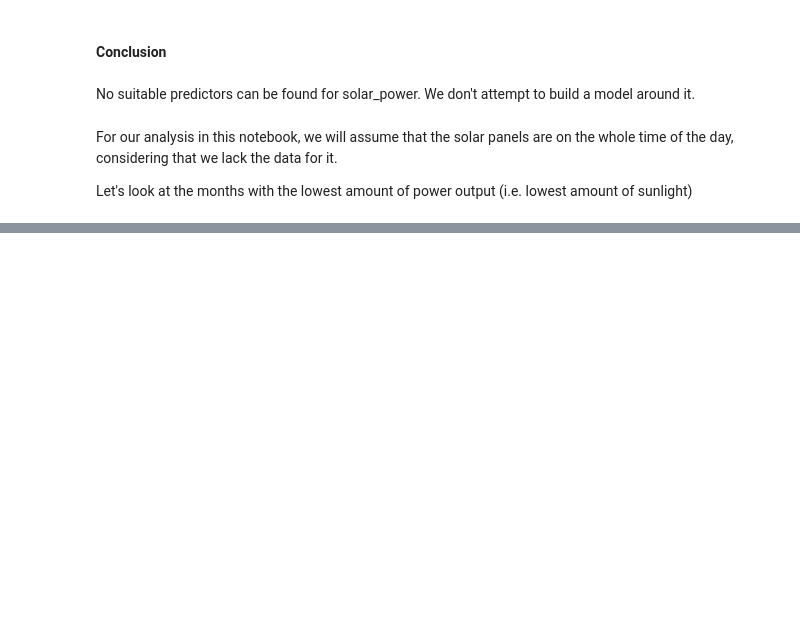
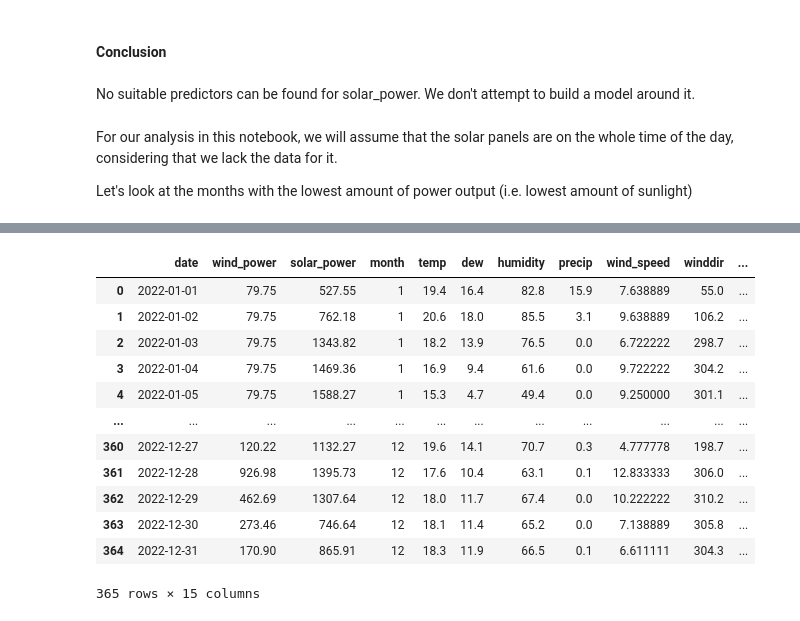
Before and after one commit to isados/bh_renewable_energy, a Jupyter notebook: analysis.ipynb, the cells around one changed output, grey strips where cells are left out. Drawn from its saved outputs; the diff is of its cells as text; code cells hidden in the pictures; blank space fills up the shorter version.

```diff
--- a/analysis.ipynb
+++ b/analysis.ipynb
@@ -338,0 +392,19 @@ target_data.mer
+# %%
+# combine with target data
+merged_with_external = target_data.merge(external_weather_df_selected, on='date')
+assert merged_with_external.isnull().sum().sum() == 0
+merged_with_external
+# %% [output]
+|  | date | wind_power | solar_power | month | temp | dew | humidity | precip | wind_speed | winddir | ... |
+| 0 | 2022-01-01 | 79.75 | 527.55 | 1 | 19.4 | 16.4 | 82.8 | 15.9 | 7.638889 | 55.0 | ... |
+| 1 | 2022-01-02 | 79.75 | 762.18 | 1 | 20.6 | 18.0 | 85.5 | 3.1 | 9.638889 | 106.2 | ... |
+| 2 | 2022-01-03 | 79.75 | 1343.82 | 1 | 18.2 | 13.9 | 76.5 | 0.0 | 6.722222 | 298.7 | ... |
+| 3 | 2022-01-04 | 79.75 | 1469.36 | 1 | 16.9 | 9.4 | 61.6 | 0.0 | 9.722222 | 304.2 | ... |
+| 4 | 2022-01-05 | 79.75 | 1588.27 | 1 | 15.3 | 4.7 | 49.4 | 0.0 | 9.250000 | 301.1 | ... |
+| ... | ... | ... | ... | ... | ... | ... | ... | ... | ... | ... | ... |
+| 360 | 2022-12-27 | 120.22 | 1132.27 | 12 | 19.6 | 14.1 | 70.7 | 0.3 | 4.777778 | 198.7 | ... |
+| 361 | 2022-12-28 | 926.98 | 1395.73 | 12 | 17.6 | 10.4 | 63.1 | 0.1 | 12.833333 | 306.0 | ... |
+| 362 | 2022-12-29 | 462.69 | 1307.64 | 12 | 18.0 | 11.7 | 67.4 | 0.0 | 10.222222 | 310.2 | ... |
+| 363 | 2022-12-30 | 273.46 | 746.64 | 12 | 18.1 | 11.4 | 65.2 | 0.0 | 7.138889 | 305.8 | ... |
+| 364 | 2022-12-31 | 170.90 | 865.91 | 12 | 18.3 | 11.9 | 66.5 | 0.1 | 6.611111 | 304.3 | ... |
+365 rows × 15 columns
```
Also changed, not shown: parts of 27 cells of this notebook.
